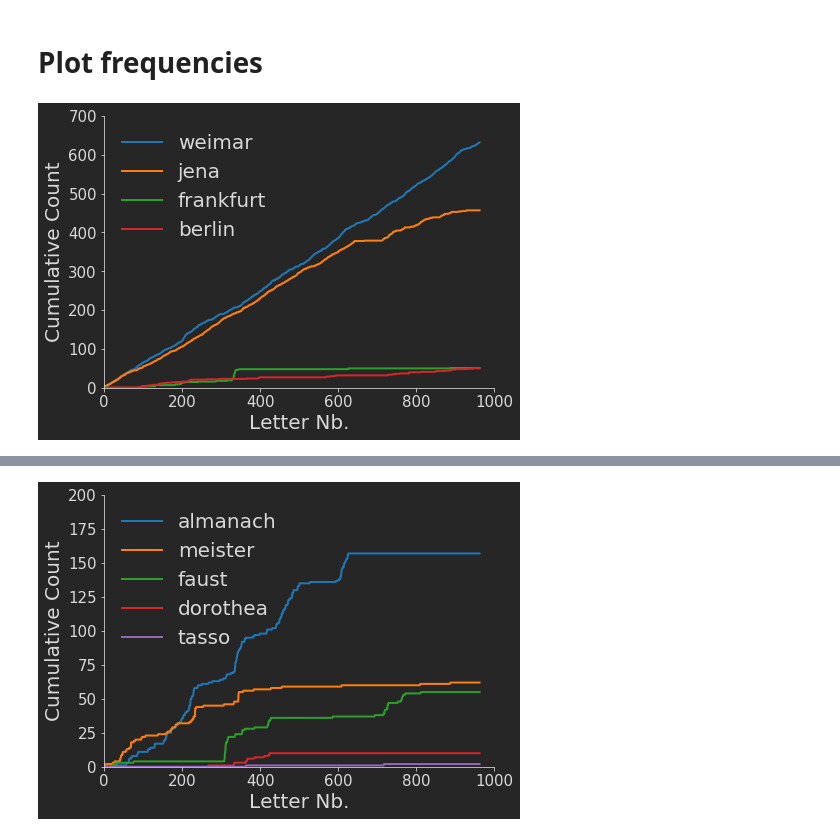
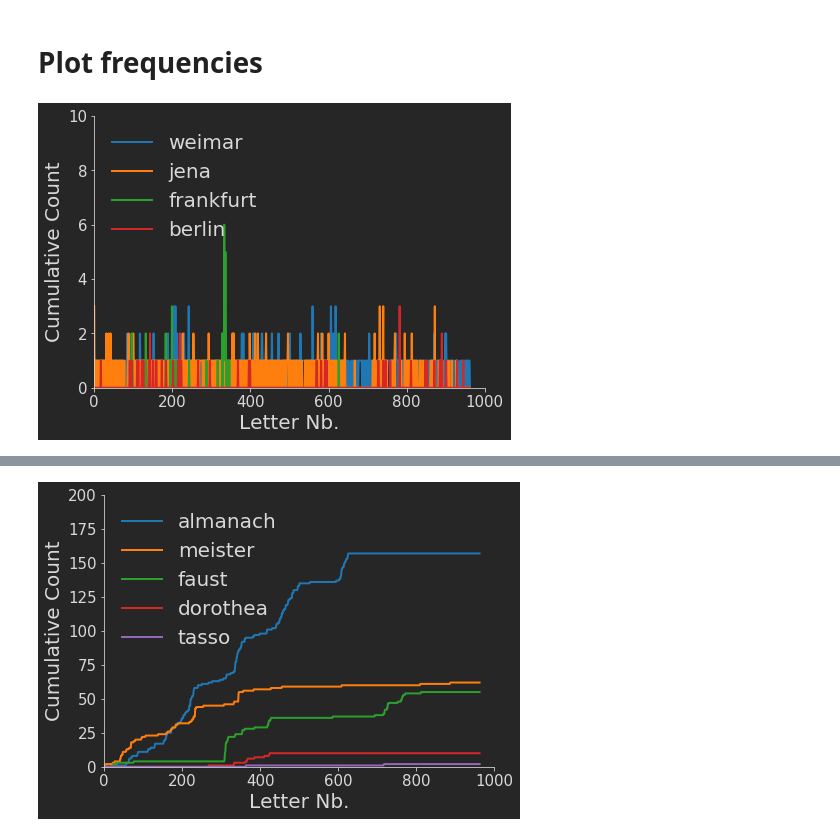
Before and after one commit to Ma-Fi-94/letters, a Jupyter notebook: Word_Frequencies_Over_Time.ipynb, the cells around one changed output, grey strips where cells are left out. Drawn from its saved outputs; the diff is of its cells as text; code cells hidden in the pictures.

```diff
--- a/Word_Frequencies_Over_Time.ipynb
+++ b/Word_Frequencies_Over_Time.ipynb
@@ -99,20 +143,20 @@ word_stats.head(50)
 # %%
 print_words = ["weimar", "jena", "frankfurt", "berlin"]
 
 fig, ax = plt.subplots(1,1,figsize=(7,5))
 
 for print_word in print_words:
     freq_over_time = word_frequencies[:, np.array(words)==print_word]
-    ax.plot(np.cumsum(freq_over_time), lw=2, label=print_word)
+    ax.plot((freq_over_time), lw=2, label=print_word)
 
 ax.set_xlabel("Letter Nb.", size=20)
 ax.set_ylabel("Cumulative Count", size=20)
 ax.tick_params(axis='both', which='major', labelsize=15)
 ax.spines["top"].set_visible(False)
 ax.spines["right"].set_visible(False)
 ax.set_xlim((0,1000))
-ax.set_ylim((0,700))
+ax.set_ylim((0,10))
 ax.legend(loc=2, frameon=False, fontsize=20)
-plt.savefig("Fig4.svg", bbox_inches="tight")
+plt.savefig("Fig4ugly.svg", bbox_inches="tight")
 # %% [output]
-[figure, old version]
+[figure, new version]
```
Also changed, not shown: parts of 6 cells of this notebook, 13 other files.
